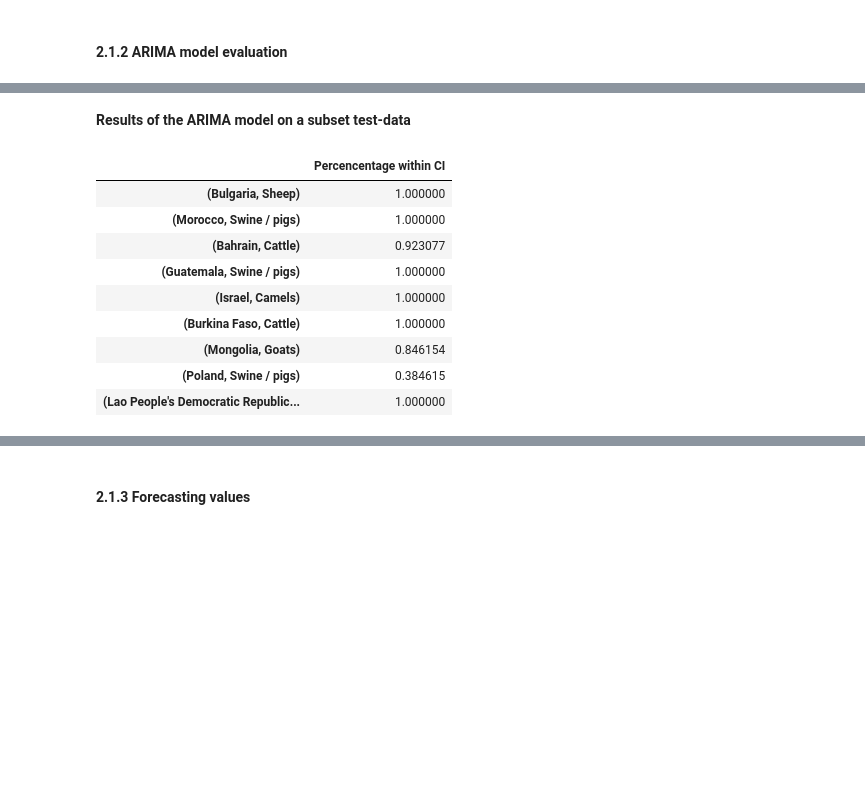
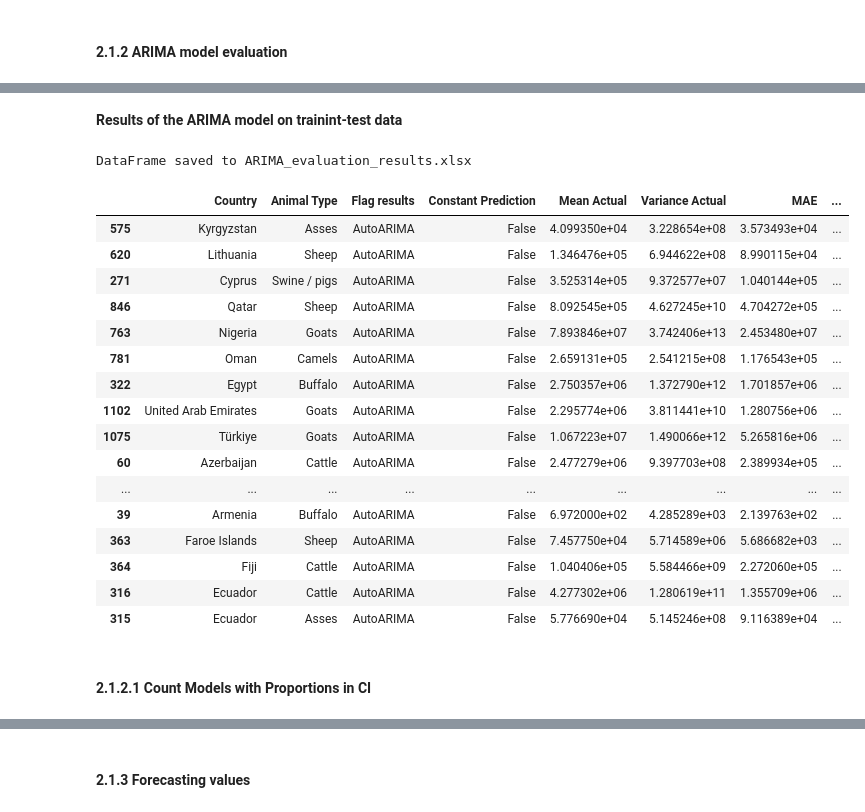
Before and after one commit to FAOEuFMD/VADEMOS-24-DS, a Jupyter notebook: population_growth_analysis.ipynb, the cells around one changed output, grey strips where cells are left out. Cells and saved outputs as stored; diff of their text form; code cells hidden in the pictures; blank space fills up the shorter version.

Commit message:
Results from ARIMA completed

```diff
--- a/population_growth_analysis.ipynb
+++ b/population_growth_analysis.ipynb
@@ -612,17 +731,58 @@ No test data available for French Guiana - Cattle
-# %% [markdown]
-<b> Results of the ARIMA model on a subset test-data </b>
-# %%
-#Model evaluation
-evaluation_df = pd.DataFrame.from_dict(evaluation_results, orient='index', columns=['Percencentage within CI'])
-evaluation_df
-# %% [output]
-|  | Percencentage within CI |
-| (Bulgaria, Sheep) | 1.000000 |
-| (Morocco, Swine / pigs) | 1.000000 |
-| (Bahrain, Cattle) | 0.923077 |
-| (Guatemala, Swine / pigs) | 1.000000 |
-| (Israel, Camels) | 1.000000 |
-| (Burkina Faso, Cattle) | 1.000000 |
-| (Mongolia, Goats) | 0.846154 |
-| (Poland, Swine / pigs) | 0.384615 |
-| (Lao People's Democratic Republic... | 1.000000 |
+# %% [markdown]
+<b> Results of the ARIMA model on trainint-test data </b>
+# %%
+# Convert the dictionary to a DataFrame
+data = {
+    'Country': [],
+    'Animal Type': [],
+    'Flag results': [],
+    'Constant Prediction': [],
+    'Mean Actual': [],
+    'Variance Actual': [],
+    'MAE': [],
+    'MSE': [],
+    'Proportion in CI': []
+}
+
+for (country, animal_type), (model_type, constant_prediction, mean_actual, var_actual, mae, mse, proportion_in_ci) in evaluation_results.items():
+    data['Country'].append(country)
+    data['Animal Type'].append(animal_type)
+    data['Flag results'].append(model_type)
+    data['Constant Prediction'].append(constant_prediction)
+    data['Mean Actual'].append(mean_actual)
+    data['Variance Actual'].append(var_actual)
+    data['MAE'].append(mae)
+    data['MSE'].append(mse)
+    data['Proportion in CI'].append(proportion_in_ci)
+
+df = pd.DataFrame(data)
+# Sort the DataFrame by 'Proportion in CI' column in ascending order
+df_sorted = df.sort_values(by='Proportion in CI', ascending = True)
+
+# Save the DataFrame to an Excel file
+excel_file = 'ARIMA_evaluation_results.xlsx'
+df_sorted.to_excel(excel_file, index=False)
+
+print(f"DataFrame saved to {excel_file}")
+df_sorted.head(50)
+# %% [output]
+DataFrame saved to ARIMA_evaluation_results.xlsx
+|  | Country | Animal Type | Flag results | Constant Prediction | Mean Actual | Variance Actual | MAE | ... |
+| 575 | Kyrgyzstan | Asses | AutoARIMA | False | 4.099350e+04 | 3.228654e+08 | 3.573493e+04 | ... |
+| 620 | Lithuania | Sheep | AutoARIMA | False | 1.346476e+05 | 6.944622e+08 | 8.990115e+04 | ... |
+| 271 | Cyprus | Swine / pigs | AutoARIMA | False | 3.525314e+05 | 9.372577e+07 | 1.040144e+05 | ... |
+| 846 | Qatar | Sheep | AutoARIMA | False | 8.092545e+05 | 4.627245e+10 | 4.704272e+05 | ... |
+| 763 | Nigeria | Goats | AutoARIMA | False | 7.893846e+07 | 3.742406e+13 | 2.453480e+07 | ... |
+| 781 | Oman | Camels | AutoARIMA | False | 2.659131e+05 | 2.541215e+08 | 1.176543e+05 | ... |
+| 322 | Egypt | Buffalo | AutoARIMA | False | 2.750357e+06 | 1.372790e+12 | 1.701857e+06 | ... |
+| 1102 | United Arab Emirates | Goats | AutoARIMA | False | 2.295774e+06 | 3.811441e+10 | 1.280756e+06 | ... |
+| 1075 | Türkiye | Goats | AutoARIMA | False | 1.067223e+07 | 1.490066e+12 | 5.265816e+06 | ... |
+| 60 | Azerbaijan | Cattle | AutoARIMA | False | 2.477279e+06 | 9.397703e+08 | 2.389934e+05 | ... |
+| ... | ... | ... | ... | ... | ... | ... | ... | ... |
+| 39 | Armenia | Buffalo | AutoARIMA | False | 6.972000e+02 | 4.285289e+03 | 2.139763e+02 | ... |
+| 363 | Faroe Islands | Sheep | AutoARIMA | False | 7.457750e+04 | 5.714589e+06 | 5.686682e+03 | ... |
+| 364 | Fiji | Cattle | AutoARIMA | False | 1.040406e+05 | 5.584466e+09 | 2.272060e+05 | ... |
+| 316 | Ecuador | Cattle | AutoARIMA | False | 4.277302e+06 | 1.280619e+11 | 1.355709e+06 | ... |
+| 315 | Ecuador | Asses | AutoARIMA | False | 5.776690e+04 | 5.145246e+08 | 9.116389e+04 | ... |
+# %% [markdown]
+#### 2.1.2.1 Count Models with Proportions in CI
```
Also changed, not shown: parts of 18 cells of this notebook, 4 other files.
